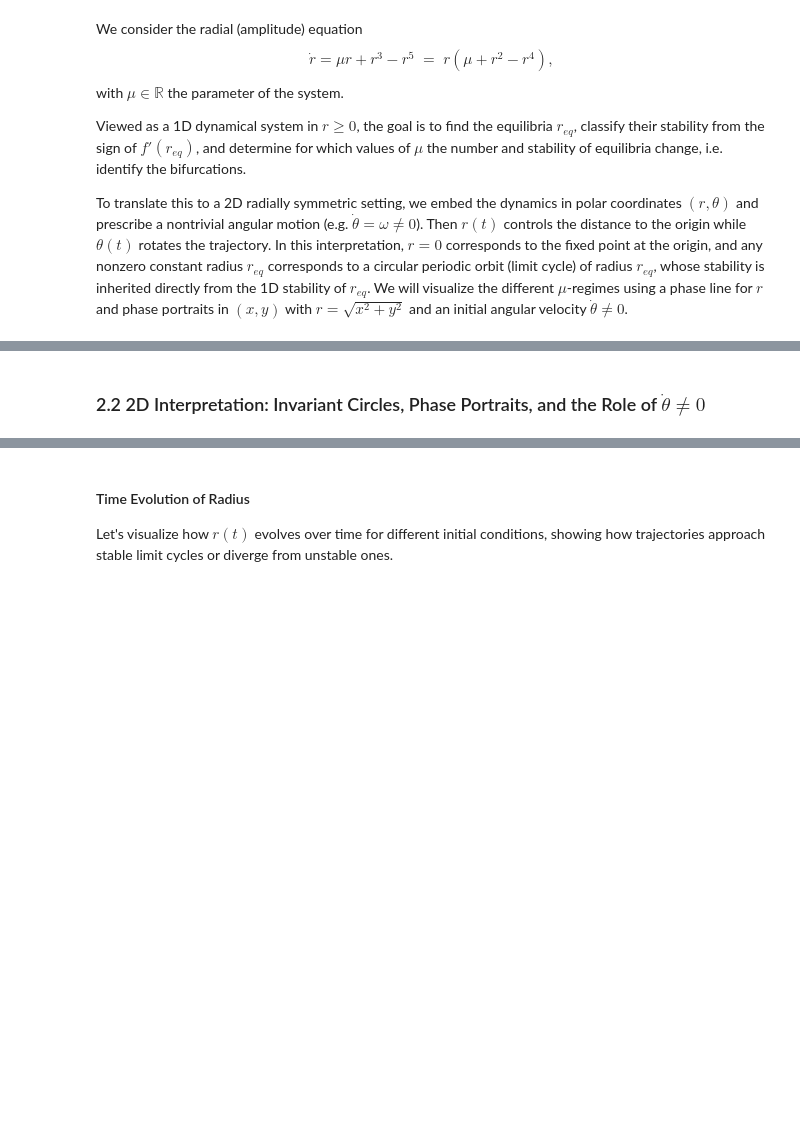
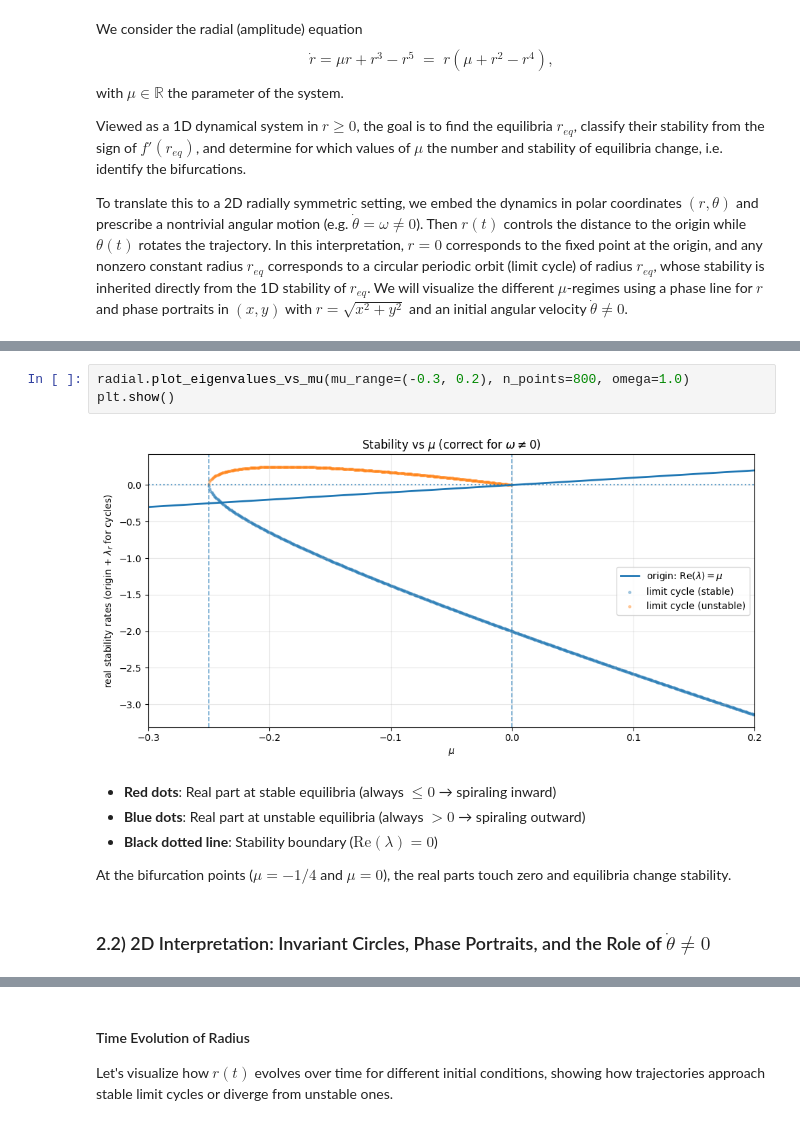
Before and after one commit to trcools/2e-bachelor-Fysica, a Jupyter notebook: Biophysics/Examen/Exam-part-2/finals-part-2.ipynb, the cells around one changed output, grey strips where cells are left out. Cells and saved outputs as stored; diff of their text form; blank space fills up the shorter version.

```diff
--- a/Biophysics/Examen/Exam-part-2/finals-part-2.ipynb
+++ b/Biophysics/Examen/Exam-part-2/finals-part-2.ipynb
@@ -35,2 +62,13 @@ To translate this to a 2D radially symmetric setting, we embed the dynamics in p
+# %%
+radial.plot_eigenvalues_vs_mu(mu_range=(-0.3, 0.2), n_points=800, omega=1.0)
+plt.show()
+# %% [output]
+[figure, added]
+# %% [markdown]
+- **Red dots**: Real part at stable equilibria (always $\leq 0$ → spiraling inward)
+- **Blue dots**: Real part at unstable equilibria (always $> 0$ → spiraling outward)
+- **Black dotted line**: Stability boundary ($\text{Re}(\lambda) = 0$)
+
+At the bifurcation points ($\mu = -1/4$ and $\mu = 0$), the real parts touch zero and equilibria change stability.
 # %% [markdown]
-### 2.2 2D Interpretation: Invariant Circles, Phase Portraits, and the Role of $\dot\theta\neq 0$
+### 2.2) 2D Interpretation: Invariant Circles, Phase Portraits, and the Role of $\dot\theta\neq 0$
```
Also changed, not shown: parts of 26 cells of this notebook, 37 other files.
